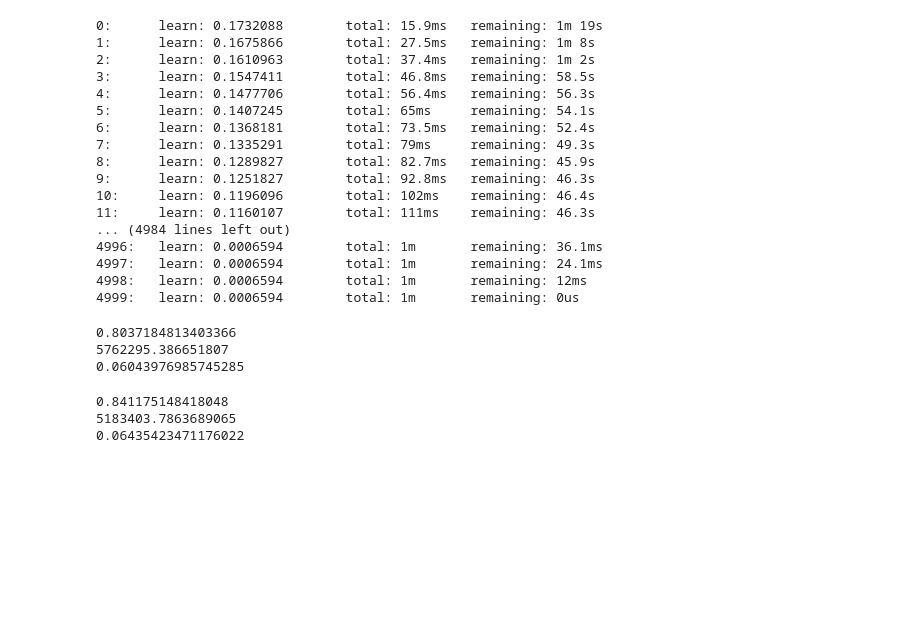
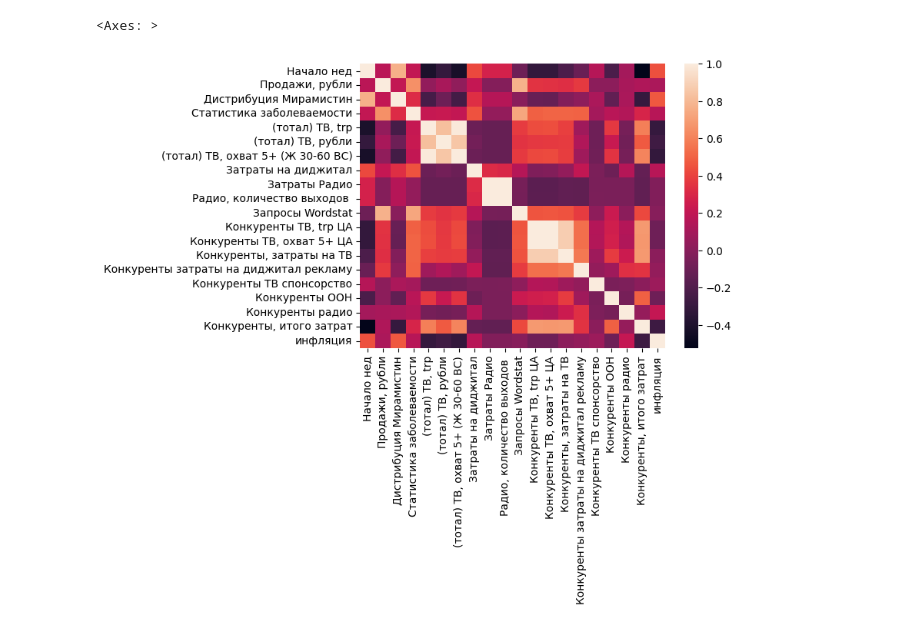
Before and after one commit to Schmidtid/Sales-modeling, a Jupyter notebook: analysis.ipynb, the cells around one changed output. Cells and saved outputs as stored; diff of their text form; code cells hidden in the pictures; blank space fills up the shorter version.

```diff
--- a/analysis.ipynb
+++ b/analysis.ipynb
@@ -82,37 +37,8 @@ model = cb.CatBoostRegressor(iterations=5000,
-# %%
-model.fit(cat_train_pool)
-preds = model.predict(cat_test_pool)
-# %% [output]
-0:      learn: 0.1732088        total: 15.9ms   remaining: 1m 19s
-1:      learn: 0.1675866        total: 27.5ms   remaining: 1m 8s
-2:      learn: 0.1610963        total: 37.4ms   remaining: 1m 2s
-3:      learn: 0.1547411        total: 46.8ms   remaining: 58.5s
-4:      learn: 0.1477706        total: 56.4ms   remaining: 56.3s
-5:      learn: 0.1407245        total: 65ms     remaining: 54.1s
-6:      learn: 0.1368181        total: 73.5ms   remaining: 52.4s
-7:      learn: 0.1335291        total: 79ms     remaining: 49.3s
-8:      learn: 0.1289827        total: 82.7ms   remaining: 45.9s
-9:      learn: 0.1251827        total: 92.8ms   remaining: 46.3s
-10:     learn: 0.1196096        total: 102ms    remaining: 46.4s
-11:     learn: 0.1160107        total: 111ms    remaining: 46.3s
-... (4984 lines left out)
-4996:   learn: 0.0006594        total: 1m       remaining: 36.1ms
-4997:   learn: 0.0006594        total: 1m       remaining: 24.1ms
-4998:   learn: 0.0006594        total: 1m       remaining: 12ms
-4999:   learn: 0.0006594        total: 1m       remaining: 0us
-# %%
-print(r2_score(test_y, preds))
-print((mean_squared_error(test_y, preds))**0.5)
-print(mean_absolute_percentage_error(test_y, preds))
-# %% [output]
-0.8037184813403366
-5762295.386651807
-0.06043976985745285
-# %%
-print(r2_score(test_y, preds))
-print((mean_squared_error(test_y, preds))**0.5)
-print(mean_absolute_percentage_error(test_y, preds))
-# %% [output]
-0.841175148418048
-5183403.7863689065
-0.06435423471176022
+# %%
+data2 = pd.read_excel("prelast.xlsx", skiprows=2)
+data2 = data2.drop(columns=['неделя'])
+# %%
+sns.heatmap(data2.corr())
+# %% [output]
+<Axes: >
+[figure, added]
```
Also changed, not shown: parts of 14 cells of this notebook.
